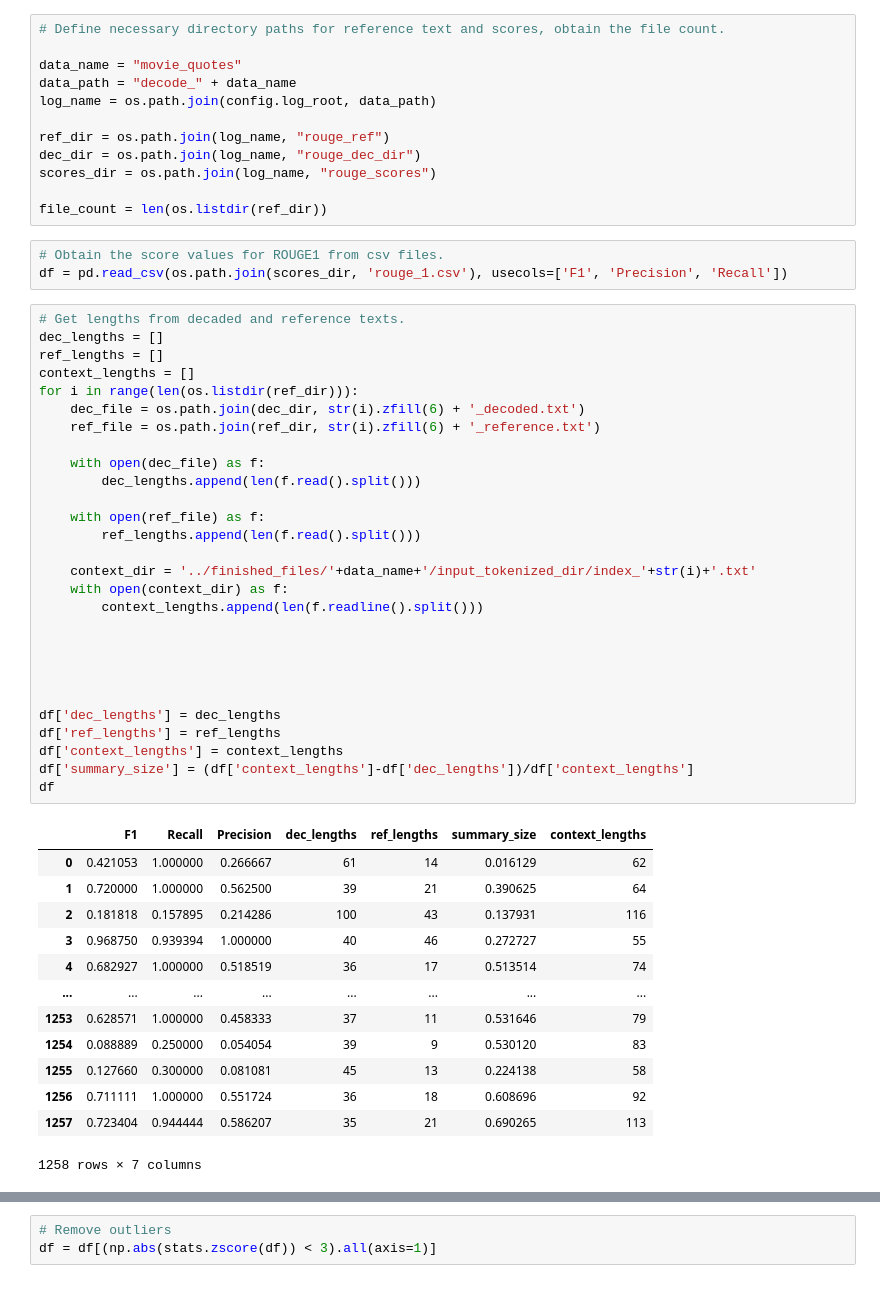
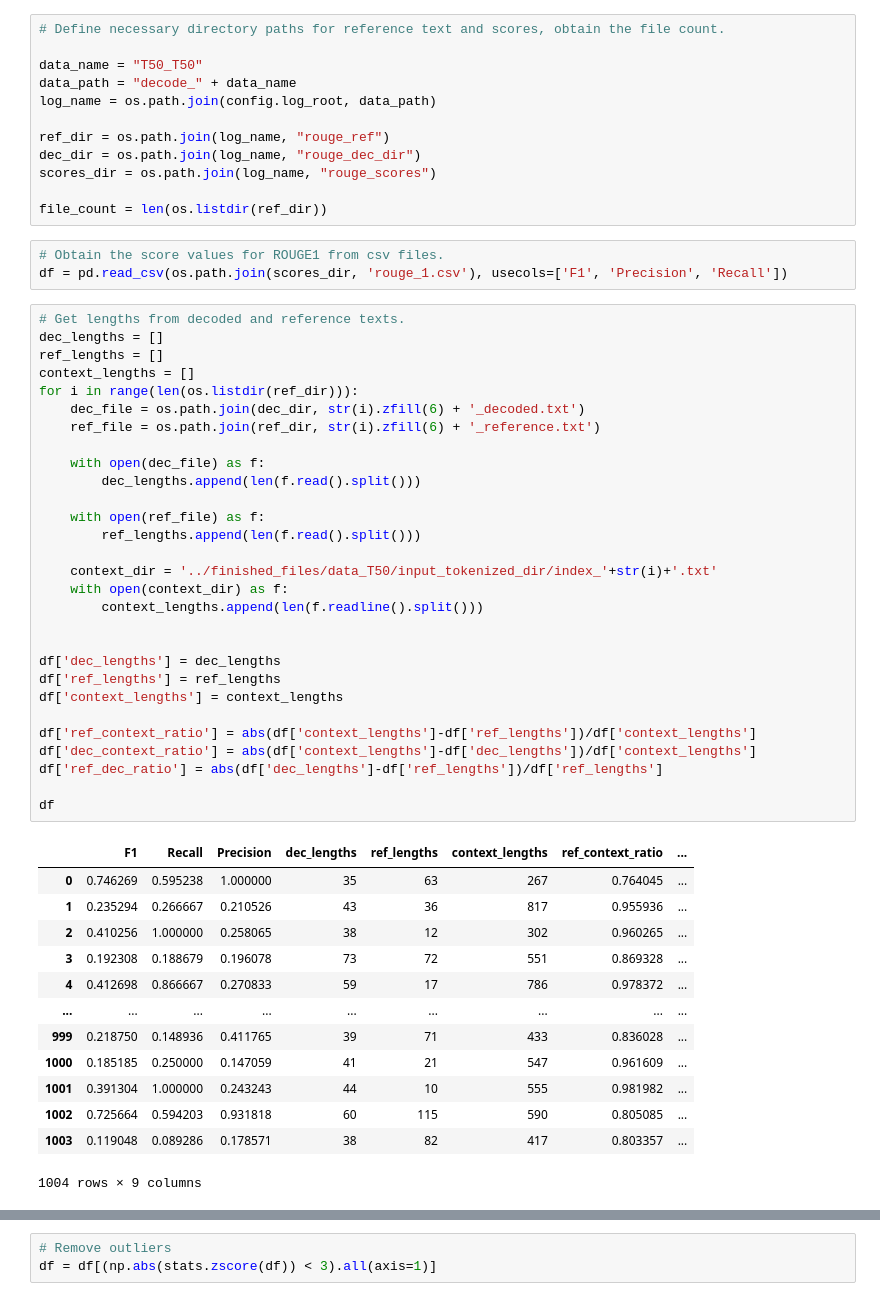
Before and after one commit to Darg-Iztech/pointer_summarizer, a Jupyter notebook: data_util/result_analyzer.ipynb, the cells around one changed output, grey strips where cells are left out. Saved outputs shown, nothing was run; the diff lists cells and outputs as text.

```diff
--- a/data_util/result_analyzer.ipynb
+++ b/data_util/result_analyzer.ipynb
@@ -14,7 +14,7 @@ sns.set(style='darkgrid')
 # %%
 # Define necessary directory paths for reference text and scores, obtain the file count.
 
-data_name = "movie_quotes"
+data_name = "T50_T50"
 data_path = "decode_" + data_name
 log_name = os.path.join(config.log_root, data_path)
 
@@ -27,44 +27,45 @@ file_count = len(os.listdir(ref_dir))
 # Obtain the score values for ROUGE1 from csv files.
 df = pd.read_csv(os.path.join(scores_dir, 'rouge_1.csv'), usecols=['F1', 'Precision', 'Recall'])
 # %%
-# Get lengths from decaded and reference texts.
+# Get lengths from decoded and reference texts.
 dec_lengths = []
 ref_lengths = []
 context_lengths = []
 for i in range(len(os.listdir(ref_dir))):
     dec_file = os.path.join(dec_dir, str(i).zfill(6) + '_decoded.txt')
     ref_file = os.path.join(ref_dir, str(i).zfill(6) + '_reference.txt')
 
     with open(dec_file) as f:
         dec_lengths.append(len(f.read().split()))
 
     with open(ref_file) as f:
         ref_lengths.append(len(f.read().split()))
 
-    context_dir = '../finished_files/'+data_name+'/input_tokenized_dir/index_'+str(i)+'.txt'
+    context_dir = '../finished_files/data_T50/input_tokenized_dir/index_'+str(i)+'.txt'
     with open(context_dir) as f:
         context_lengths.append(len(f.readline().split()))
-
-
-
 
 
 df['dec_lengths'] = dec_lengths
 df['ref_lengths'] = ref_lengths
 df['context_lengths'] = context_lengths
-df['summary_size'] = (df['context_lengths']-df['dec_lengths'])/df['context_lengths']
+
+df['ref_context_ratio'] = abs(df['context_lengths']-df['ref_lengths'])/df['context_lengths']
+df['dec_context_ratio'] = abs(df['context_lengths']-df['dec_lengths'])/df['context_lengths']
+df['ref_dec_ratio'] = abs(df['dec_lengths']-df['ref_lengths'])/df['ref_lengths']
+
 df
 # %% [output]
-|  | F1 | Recall | Precision | dec_lengths | ref_lengths | summary_size | context_lengths |
-| 0 | 0.421053 | 1.000000 | 0.266667 | 61 | 14 | 0.016129 | 62 |
-| 1 | 0.720000 | 1.000000 | 0.562500 | 39 | 21 | 0.390625 | 64 |
-| 2 | 0.181818 | 0.157895 | 0.214286 | 100 | 43 | 0.137931 | 116 |
-| 3 | 0.968750 | 0.939394 | 1.000000 | 40 | 46 | 0.272727 | 55 |
-| 4 | 0.682927 | 1.000000 | 0.518519 | 36 | 17 | 0.513514 | 74 |
-| ... | ... | ... | ... | ... | ... | ... | ... |
-| 1253 | 0.628571 | 1.000000 | 0.458333 | 37 | 11 | 0.531646 | 79 |
-| 1254 | 0.088889 | 0.250000 | 0.054054 | 39 | 9 | 0.530120 | 83 |
-| 1255 | 0.127660 | 0.300000 | 0.081081 | 45 | 13 | 0.224138 | 58 |
-| 1256 | 0.711111 | 1.000000 | 0.551724 | 36 | 18 | 0.608696 | 92 |
-| 1257 | 0.723404 | 0.944444 | 0.586207 | 35 | 21 | 0.690265 | 113 |
+|  | F1 | Recall | Precision | dec_lengths | ref_lengths | context_lengths | ref_context_ratio | ... |
+| 0 | 0.746269 | 0.595238 | 1.000000 | 35 | 63 | 267 | 0.764045 | ... |
+| 1 | 0.235294 | 0.266667 | 0.210526 | 43 | 36 | 817 | 0.955936 | ... |
+| 2 | 0.410256 | 1.000000 | 0.258065 | 38 | 12 | 302 | 0.960265 | ... |
+| 3 | 0.192308 | 0.188679 | 0.196078 | 73 | 72 | 551 | 0.869328 | ... |
+| 4 | 0.412698 | 0.866667 | 0.270833 | 59 | 17 | 786 | 0.978372 | ... |
+| ... | ... | ... | ... | ... | ... | ... | ... | ... |
+| 999 | 0.218750 | 0.148936 | 0.411765 | 39 | 71 | 433 | 0.836028 | ... |
+| 1000 | 0.185185 | 0.250000 | 0.147059 | 41 | 21 | 547 | 0.961609 | ... |
+| 1001 | 0.391304 | 1.000000 | 0.243243 | 44 | 10 | 555 | 0.981982 | ... |
+| 1002 | 0.725664 | 0.594203 | 0.931818 | 60 | 115 | 590 | 0.805085 | ... |
+| 1003 | 0.119048 | 0.089286 | 0.178571 | 38 | 82 | 417 | 0.803357 | ... |
-1258 rows × 7 columns
+1004 rows × 9 columns
```
Also changed, not shown: parts of 11 cells of this notebook, 5 other files.
